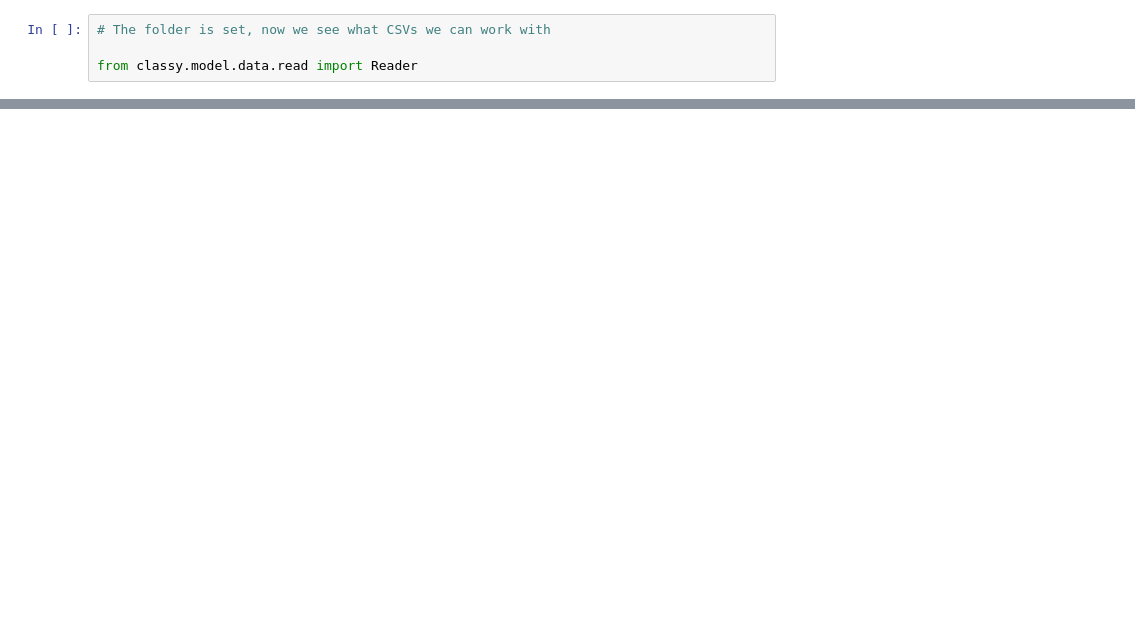
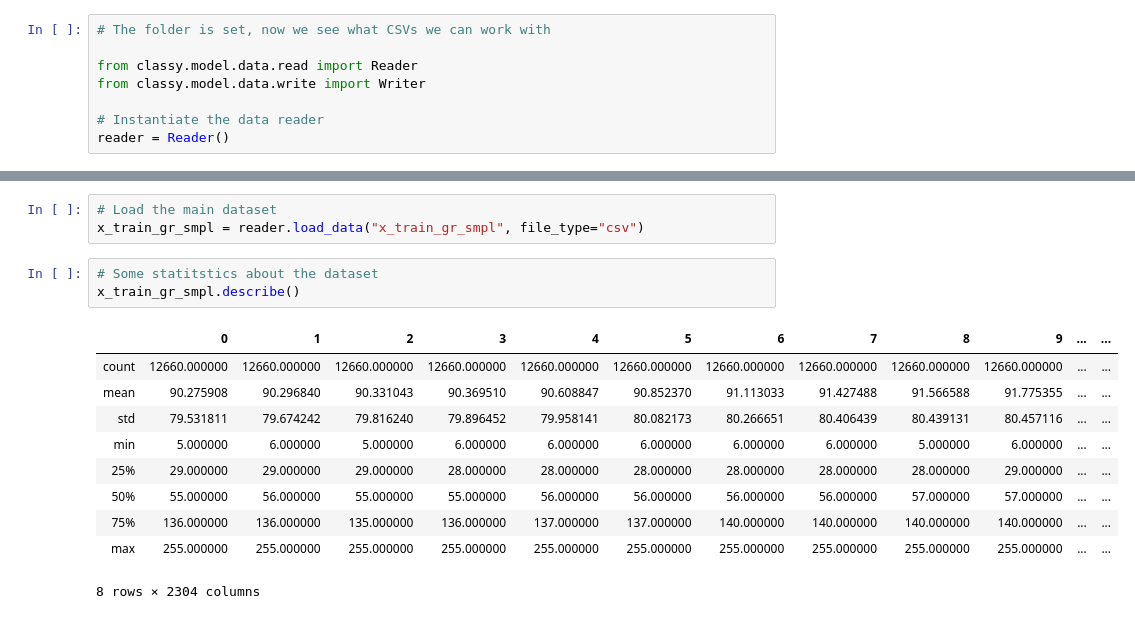
Before and after one commit to timkofu/F21DL, a Jupyter notebook: cw1/classy/view/jupyter_notebook/Task 1 - Data Conversion.ipynb, the cells around one changed output, grey strips where cells are left out. Drawn from its saved outputs; the diff is of its cells as text; blank space fills up the shorter version.

```diff
--- a/cw1/classy/view/jupyter_notebook/Task 1 - Data Conversion.ipynb
+++ b/cw1/classy/view/jupyter_notebook/Task 1 - Data Conversion.ipynb
@@ -21,3 +34,7 @@ sys.path
 # The folder is set, now we see what CSVs we can work with
 
 from classy.model.data.read import Reader
+from classy.model.data.write import Writer
+
+# Instantiate the data reader
+reader = Reader()
@@ -38,0 +58,17 @@ y_train_smpl_8.csv
+# %%
+# Load the main dataset
+x_train_gr_smpl = reader.load_data("x_train_gr_smpl", file_type="csv")
+# %%
+# Some statitstics about the dataset
+x_train_gr_smpl.describe()
+# %% [output]
+|  | 0 | 1 | 2 | 3 | 4 | 5 | 6 | 7 | 8 | 9 | ... | ... |
+| count | 12660.000000 | 12660.000000 | 12660.000000 | 12660.000000 | 12660.000000 | 12660.000000 | 12660.000000 | 12660.000000 | 12660.000000 | 12660.000000 | ... | ... |
+| mean | 90.275908 | 90.296840 | 90.331043 | 90.369510 | 90.608847 | 90.852370 | 91.113033 | 91.427488 | 91.566588 | 91.775355 | ... | ... |
+| std | 79.531811 | 79.674242 | 79.816240 | 79.896452 | 79.958141 | 80.082173 | 80.266651 | 80.406439 | 80.439131 | 80.457116 | ... | ... |
+| min | 5.000000 | 6.000000 | 5.000000 | 6.000000 | 6.000000 | 6.000000 | 6.000000 | 6.000000 | 5.000000 | 6.000000 | ... | ... |
+| 25% | 29.000000 | 29.000000 | 29.000000 | 28.000000 | 28.000000 | 28.000000 | 28.000000 | 28.000000 | 28.000000 | 29.000000 | ... | ... |
+| 50% | 55.000000 | 56.000000 | 55.000000 | 55.000000 | 56.000000 | 56.000000 | 56.000000 | 56.000000 | 57.000000 | 57.000000 | ... | ... |
+| 75% | 136.000000 | 136.000000 | 135.000000 | 136.000000 | 137.000000 | 137.000000 | 140.000000 | 140.000000 | 140.000000 | 140.000000 | ... | ... |
+| max | 255.000000 | 255.000000 | 255.000000 | 255.000000 | 255.000000 | 255.000000 | 255.000000 | 255.000000 | 255.000000 | 255.000000 | ... | ... |
+8 rows × 2304 columns
```
Also changed, not shown: parts of 14 cells of this notebook, 10 other files.
